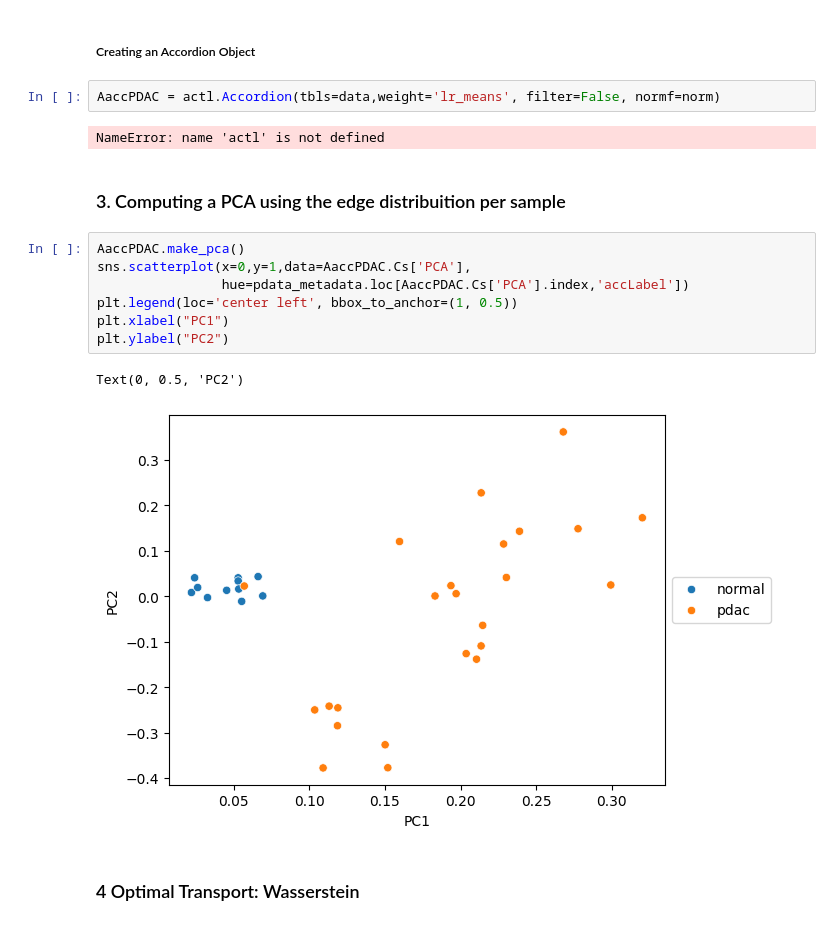
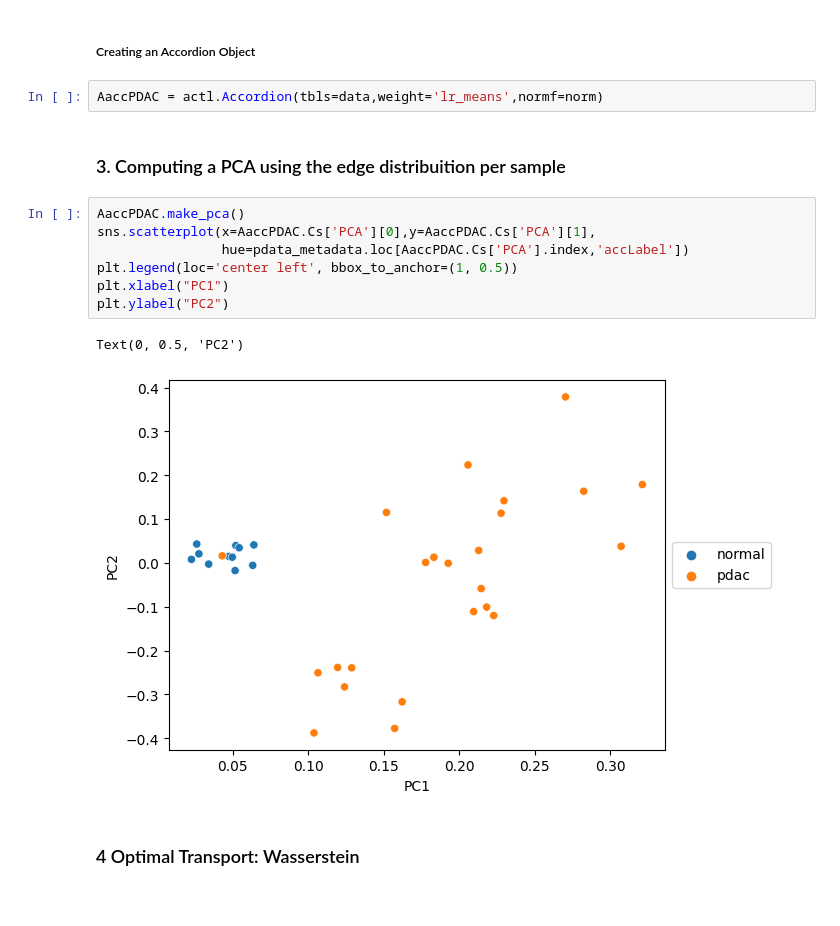
Before and after one commit to jsnagai/scACCorDiON, a Jupyter notebook: docs/source/notebooks/PDAC-Learning-distances-and-Clustering.ipynb, the cells around one changed output. Cells and saved outputs as stored; diff of their text form.

```diff
--- a/docs/source/notebooks/PDAC-Learning-distances-and-Clustering.ipynb
+++ b/docs/source/notebooks/PDAC-Learning-distances-and-Clustering.ipynb
@@ -57,21 +54,19 @@ def norm(x):
 # %% [markdown]
 ##### Creating an Accordion Object
 # %%
-AaccPDAC = actl.Accordion(tbls=data,weight='lr_means', filter=False, normf=norm)
+AaccPDAC = actl.Accordion(tbls=data,weight='lr_means',normf=norm)
-# %% [output]
-NameError: name 'actl' is not defined
 # %% [markdown]
 ### 3. Computing a PCA using the edge distribuition per sample
 # %%
 AaccPDAC.make_pca()
-sns.scatterplot(x=0,y=1,data=AaccPDAC.Cs['PCA'],
+sns.scatterplot(x=AaccPDAC.Cs['PCA'][0],y=AaccPDAC.Cs['PCA'][1],
                 hue=pdata_metadata.loc[AaccPDAC.Cs['PCA'].index,'accLabel'])
 plt.legend(loc='center left', bbox_to_anchor=(1, 0.5))
 plt.xlabel("PC1")
 plt.ylabel("PC2")
 # %% [output]
 Text(0, 0.5, 'PC2')
-[figure, old version]
+[figure, new version]
 # %% [markdown]
 ### 4 Optimal Transport: Wasserstein
 # %% [markdown]
```
Also changed, not shown: parts of 6 cells of this notebook, 10 other files.
